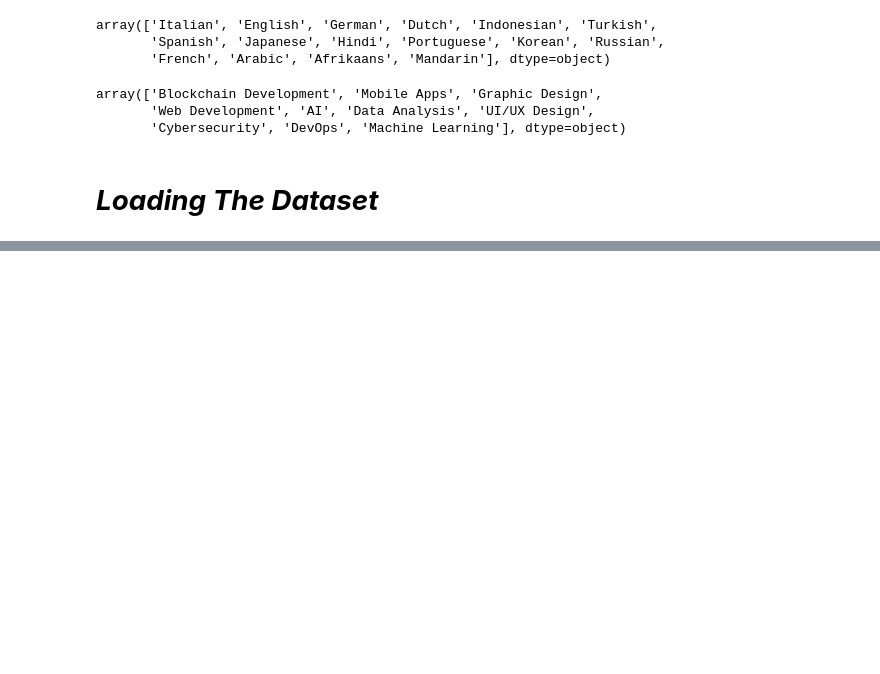
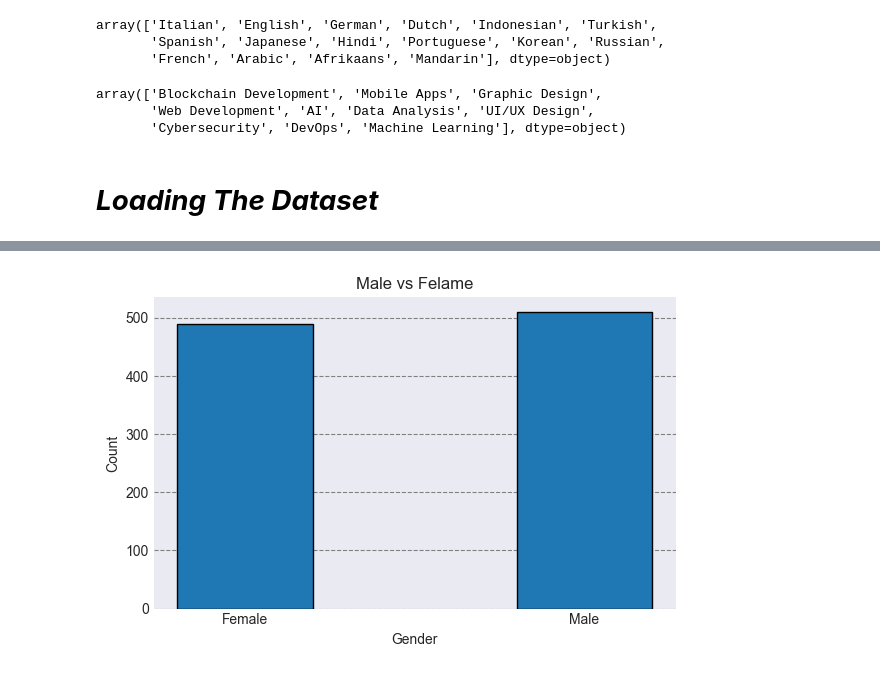
Before and after one commit to Hrushikesh-Kovi/Global-Freelancers-Data-Analysis_DAP-4, a Jupyter notebook: Global Freelancer Data Cleaning.ipynb, the cells around one changed output, grey strips where cells are left out. Cells and saved outputs as stored; diff of their text form; code cells hidden in the pictures; blank space fills up the shorter version.

```diff
--- a/Global Freelancer Data Cleaning.ipynb
+++ b/Global Freelancer Data Cleaning.ipynb
@@ -250,0 +286,12 @@ df.to_csv("global_freelancers_cleaned.csv")
+# %%
+data = df.groupby("Gender").count().reset_index()[["Gender", "Name"]].rename(columns={"Name" : "Count"})
+
+plt.figure(figsize=(6, 4))
+plt.bar(data["Gender"], data["Count"], width=0.4, edgecolor="black")
+plt.title("Male vs Felame")
+plt.xlabel("Gender")
+plt.ylabel("Count")
+plt.tight_layout()
+plt.grid(True, ls="--", color="grey", axis="y")
+# %% [output]
+[figure, added]
```
Also changed, not shown: parts of 8 cells of this notebook.
